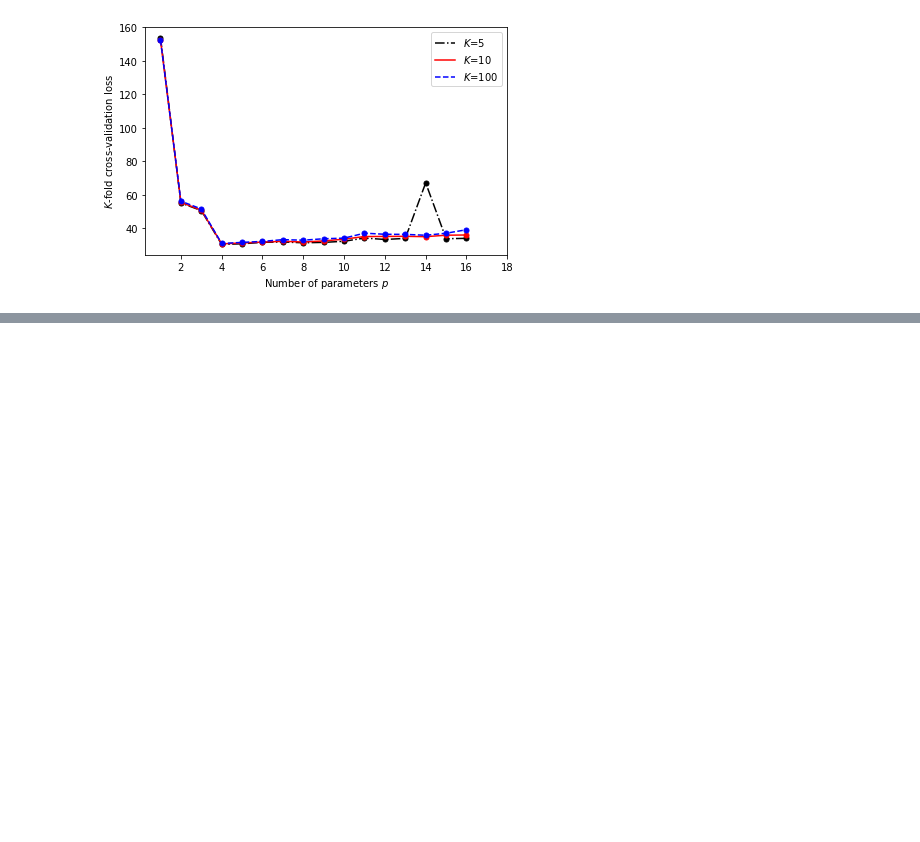
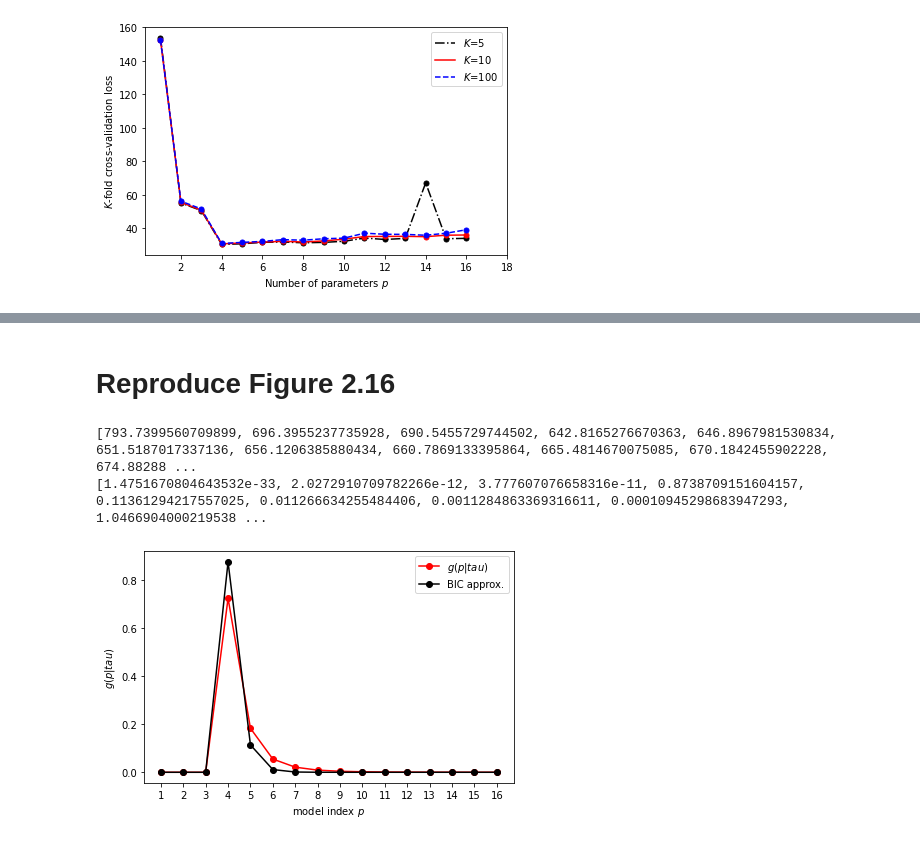
Before and after one commit to gnitnaw/Programs, a Jupyter notebook: Chapter2/DSML_Polynomial_Regression.ipynb, the cells around one changed output, grey strips where cells are left out. Saved outputs shown, nothing was run; the diff lists cells and outputs as text; code cells hidden in the pictures; blank space fills up the shorter version.

```diff
--- a/Chapter2/DSML_Polynomial_Regression.ipynb
+++ b/Chapter2/DSML_Polynomial_Regression.ipynb
@@ -252,0 +293,33 @@ plt.show()
+# %% [markdown]
+# Reproduce Figure 2.16
+# %%
+posterior = []
+posterior_est = []
+pos_sum = 0
+print(BIC_appr)
+
+for p in p_range:
+  pos = math.sqrt(np.linalg.det(SSigma_p[p]))*gamma(n/2)/math.sqrt(np.linalg.det(np.identity(p)*10**4))/(math.pi*(n+p+2)*ssigma_p[p])**(n/2)
+  pos_est = math.exp(BIC_appr[p-1]*(-0.5))
+  posterior.append(pos)
+  posterior_est.append(pos_est)
+  pos_sum = pos_sum + pos_est
+# %%%%%%%%%%%%%%%%%%%%%%%%%%%%%%%%%%%%%%%%%
+
+for p in p_range:
+  posterior_est[p-1] = posterior_est[p-1]/pos_sum
+posterior = posterior / sum(posterior)
+print(posterior_est)
+line_pos = plt.plot(p_range, posterior, 'ro-', label = '$g(p|tau)$')
+line_pos_est = plt.plot(p_range, posterior_est, 'ko-', label = 'BIC approx.')
+plt.legend()
+plt.xticks(ticks=p_range)
+plt.xlabel('model index $p$')
+plt.ylabel('$g(p|tau)$')
+plt.tight_layout()
+plt.show()
+# %%%%%%%%%%%%%%%%%%%%%%%%%%%%%%%%%%%%%%%%%
+# %% [output]
+[793.7399560709899, 696.3955237735928, 690.5455729744502, 642.8165276670363, 646.8967981530834, 651.5187017337136, 656.1206385880434, 660.7869133395864, 665.4814670075085, 670.1842455902228, 674.88288 ...
+[1.4751670804643532e-33, 2.0272910709782266e-12, 3.777607076658316e-11, 0.8738709151604157, 0.11361294217557025, 0.011266634255484406, 0.0011284863369316611, 0.00010945298683947293, 1.0466904000219538 ...
+[figure, added]
```
Also changed, not shown: parts of 4 cells of this notebook.
